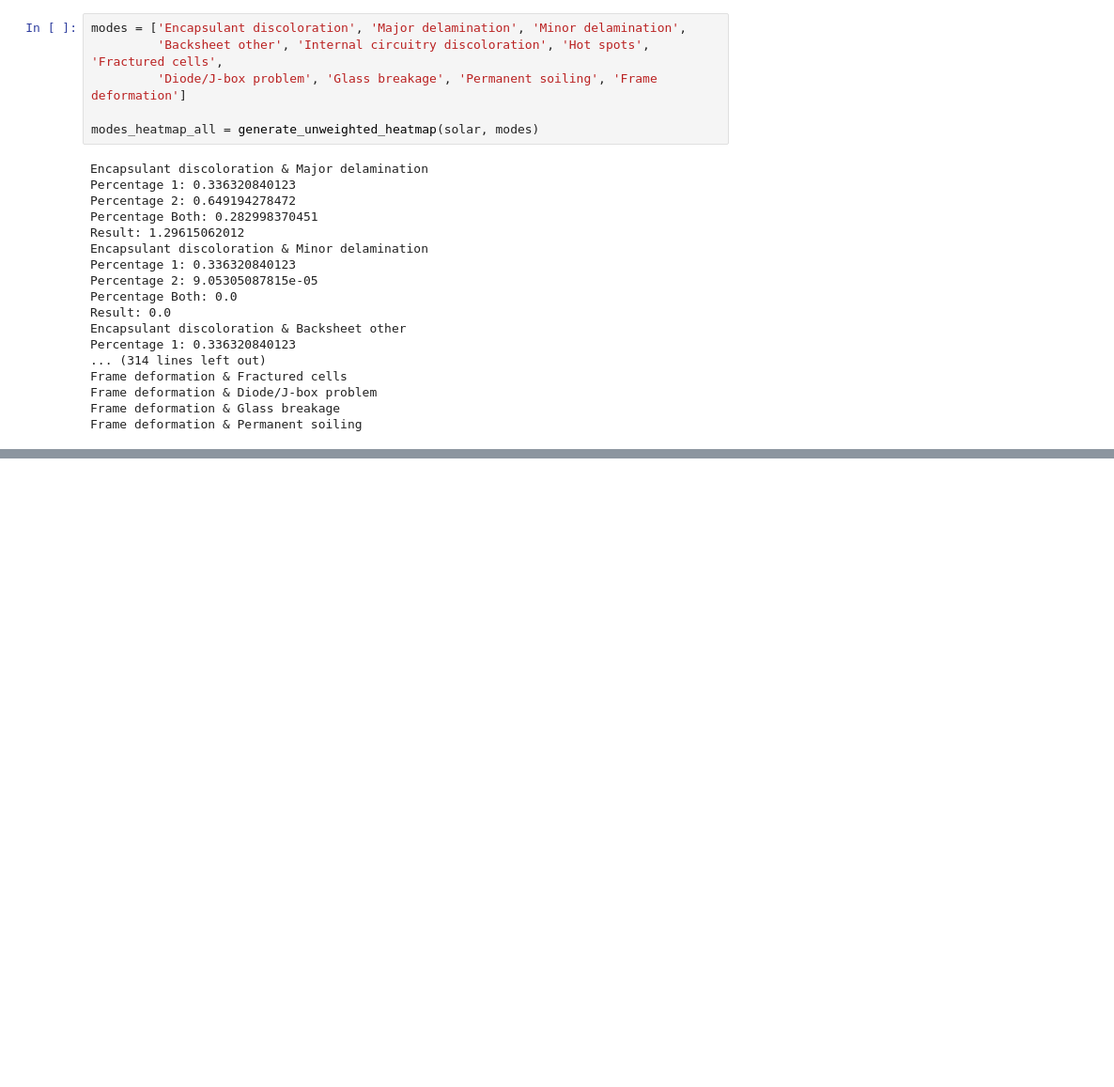
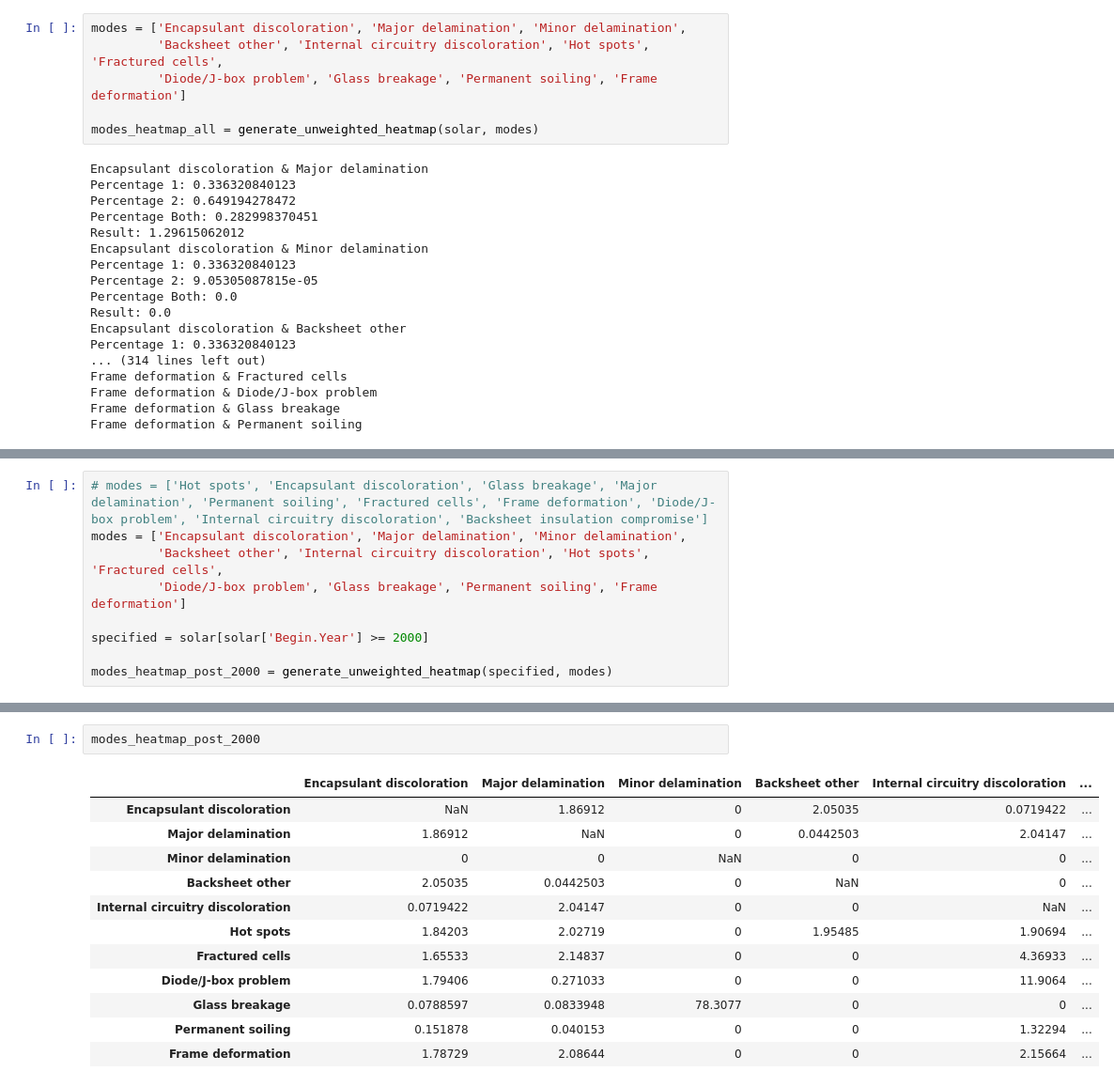
Before and after one commit to hackingmaterials/duramat, a Jupyter notebook: degradation_modes/correlating_modes_analysis.ipynb, the cells around one changed output, grey strips where cells are left out. Shown at 94% size. Saved outputs shown, nothing was run; the diff lists cells and outputs as text; blank space fills up the shorter version.

```diff
--- a/degradation_modes/correlating_modes_analysis.ipynb
+++ b/degradation_modes/correlating_modes_analysis.ipynb
@@ -391,0 +448,9 @@ modes_heatmap_all
+# %%
+# modes = ['Hot spots', 'Encapsulant discoloration', 'Glass breakage', 'Major delamination', 'Permanent soiling', 'Fractured cells', 'Frame deformation', 'Diode/J-box problem', 'Internal circuitry discoloration', 'Backsheet insulation compromise']
+modes = ['Encapsulant discoloration', 'Major delamination', 'Minor delamination',
+         'Backsheet other', 'Internal circuitry discoloration', 'Hot spots', 'Fractured cells',
+         'Diode/J-box problem', 'Glass breakage', 'Permanent soiling', 'Frame deformation']
+
+specified = solar[solar['Begin.Year'] >= 2000]
+
+modes_heatmap_post_2000 = generate_unweighted_heatmap(specified, modes)
@@ -391,0 +475,15 @@ modes_heatmap_all
+# %%
+modes_heatmap_post_2000
+# %% [output]
+|  | Encapsulant discoloration | Major delamination | Minor delamination | Backsheet other | Internal circuitry discoloration | ... |
+| Encapsulant discoloration | NaN | 1.86912 | 0 | 2.05035 | 0.0719422 | ... |
+| Major delamination | 1.86912 | NaN | 0 | 0.0442503 | 2.04147 | ... |
+| Minor delamination | 0 | 0 | NaN | 0 | 0 | ... |
+| Backsheet other | 2.05035 | 0.0442503 | 0 | NaN | 0 | ... |
+| Internal circuitry discoloration | 0.0719422 | 2.04147 | 0 | 0 | NaN | ... |
+| Hot spots | 1.84203 | 2.02719 | 0 | 1.95485 | 1.90694 | ... |
+| Fractured cells | 1.65533 | 2.14837 | 0 | 0 | 4.36933 | ... |
+| Diode/J-box problem | 1.79406 | 0.271033 | 0 | 0 | 11.9064 | ... |
+| Glass breakage | 0.0788597 | 0.0833948 | 78.3077 | 0 | 0 | ... |
+| Permanent soiling | 0.151878 | 0.040153 | 0 | 0 | 1.32294 | ... |
+| Frame deformation | 1.78729 | 2.08644 | 0 | 0 | 2.15664 | ... |
```
Also changed, not shown: parts of 11 cells of this notebook, 1 other file.
